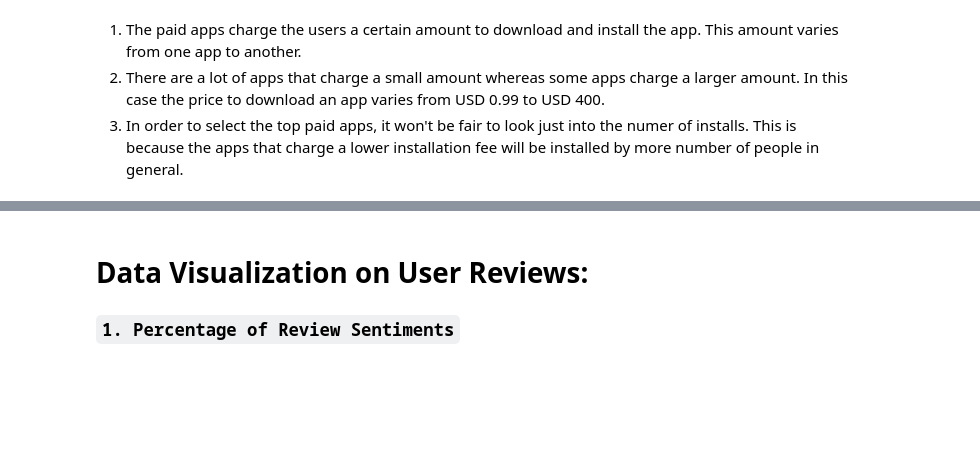
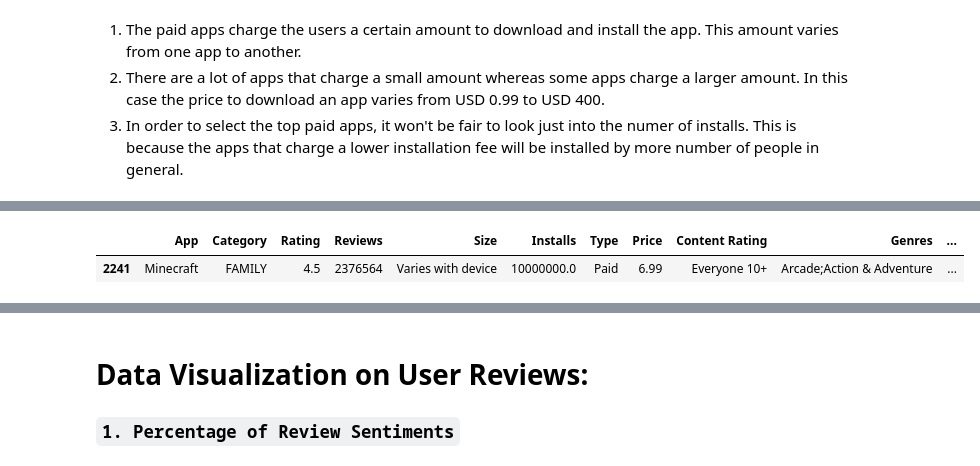
Before and after one commit to Rushabhbhagat08/Play-Store-Apps-Reviews-Analysis-, a Jupyter notebook: Capstone_Project_Play_Store_App_Review_Analysis_Capstone_Project_RB.ipynb, the cells around one changed output, grey strips where cells are left out. Drawn from its saved outputs; the diff is of its cells as text; code cells hidden in the pictures; blank space fills up the shorter version.

```diff
--- a/Capstone_Project_Play_Store_App_Review_Analysis_Capstone_Project_RB.ipynb
+++ b/Capstone_Project_Play_Store_App_Review_Analysis_Capstone_Project_RB.ipynb
@@ -894,0 +910,7 @@ paid_df.groupby('Price')['App'].count().sort_values(ascending= False).plot.bar(f
+# %%
+# Top app in the paid category
+
+paid_df[paid_df['Revenue'] == paid_df['Revenue'].max()]
+# %% [output]
+|  | App | Category | Rating | Reviews | Size | Installs | Type | Price | Content Rating | Genres | ... |
+| 2241 | Minecraft | FAMILY | 4.5 | 2376564 | Varies with device | 10000000.0 | Paid | 6.99 | Everyone 10+ | Arcade;Action & Adventure | ... |
```
Also changed, not shown: parts of 4 cells of this notebook.
